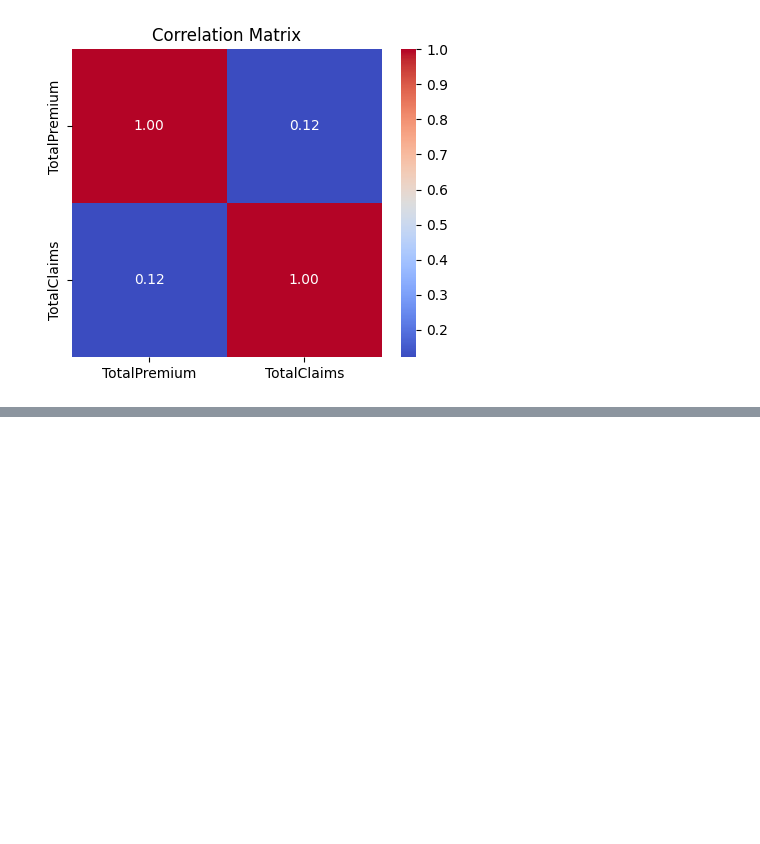
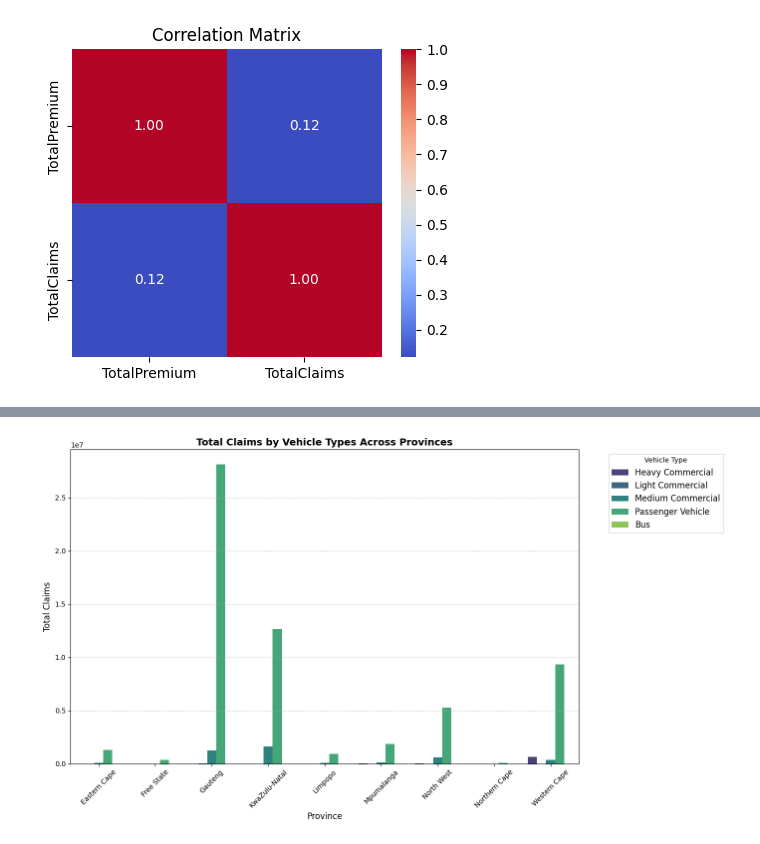
Before and after one commit to Daniel-1961/Alpha_care, a Jupyter notebook: notebook/EDA.ipynb, the cells around one changed output, grey strips where cells are left out. Cells and saved outputs as stored; diff of their text form; code cells hidden in the pictures; blank space fills up the shorter version.

```diff
--- a/notebook/EDA.ipynb
+++ b/notebook/EDA.ipynb
@@ -147,0 +162,4 @@ eda.correlation_analysis()
+# %%
+vis.plot_claims_by_vehicle_province()
+# %% [output]
+[figure, added]
```
Also changed, not shown: parts of 12 cells of this notebook, 3 other files.
